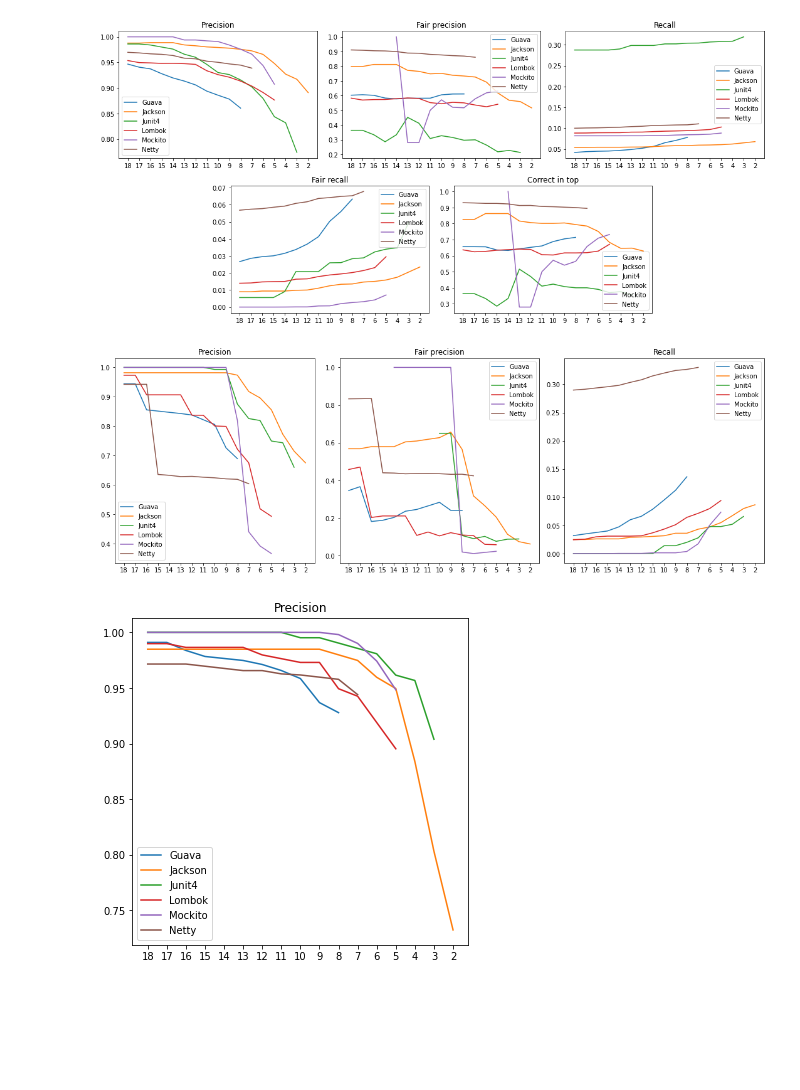
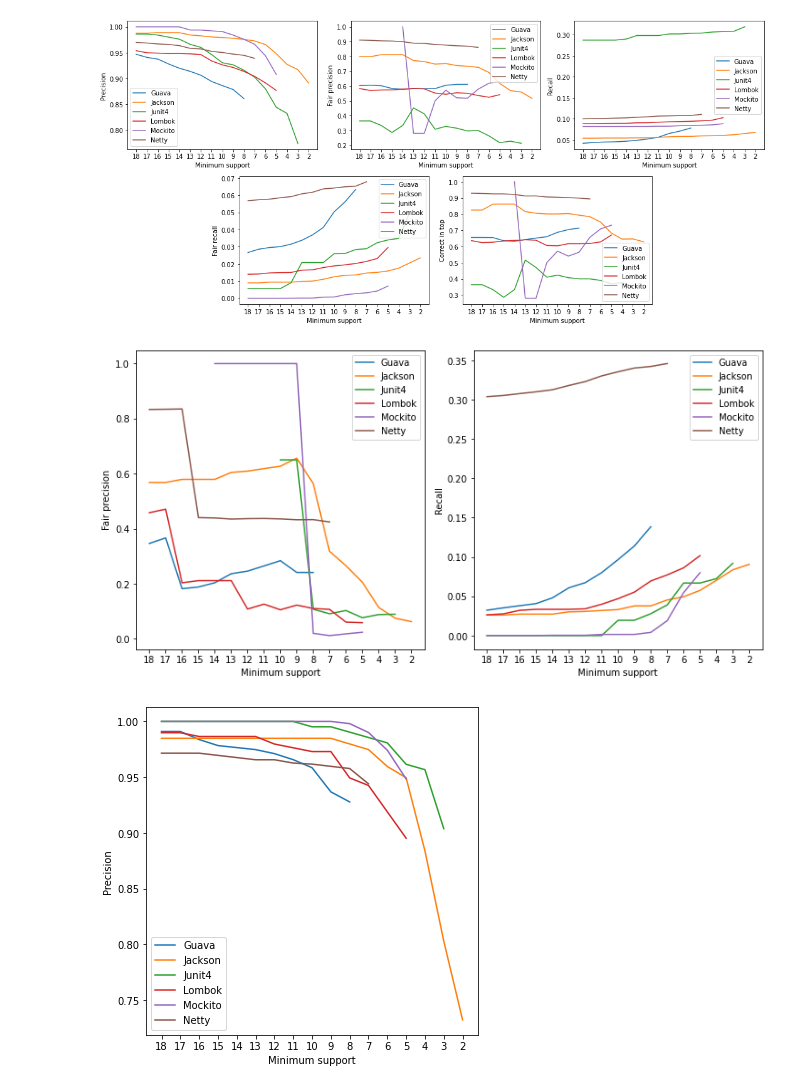
Before and after one commit to mrmegapolys/GitRules, a Jupyter notebook: notebooks/evaluation.ipynb, the cells around one changed output. Cells and saved outputs as stored; diff of their text form; code cells hidden in the pictures; blank space fills up the shorter version.

```diff
--- a/notebooks/evaluation.ipynb
+++ b/notebooks/evaluation.ipynb
@@ -40,11 +39,17 @@ def plotNavigation(generation):
     axFairRecall = plt.subplot2grid((2,6), (1,1), colspan=2)
     axCorrectInTop = plt.subplot2grid((2,6), (1,3), colspan=2)
 
-    axPrecision.set_title("Precision")
-    axFairPrecision.set_title("Fair precision")
-    axRecall.set_title("Recall")
-    axFairRecall.set_title("Fair recall")
-    axCorrectInTop.set_title("Correct in top")
+    axPrecision.set_xlabel("Minimum support")
+    axFairPrecision.set_xlabel("Minimum support")
+    axRecall.set_xlabel("Minimum support")
+    axFairRecall.set_xlabel("Minimum support")
+    axCorrectInTop.set_xlabel("Minimum support")
+
+    axPrecision.set_ylabel("Precision")
+    axFairPrecision.set_ylabel("Fair precision")
+    axRecall.set_ylabel("Recall")
+    axFairRecall.set_ylabel("Fair recall")
+    axCorrectInTop.set_ylabel("Correct in top")
 
     for project in projects:
         data = readProjectData(project, generation)
@@ -69,23 +74,22 @@ def plotPrevention(generation):
     evaluation = "prevention"
     figure = plt.figure(figsize=(15, 10))
 
-    axPrecision = plt.subplot2grid(shape=(2,6), loc=(0,0), colspan=2, fig=figure)
     axFairPrecision = plt.subplot2grid((2,6), (0,2), colspan=2)
     axRecall = plt.subplot2grid((2,6), (0,4), colspan=2)
 
-    axPrecision.set_title("Precision")
-    axFairPrecision.set_title("Fair precision")
-    axRecall.set_title("Recall")
+    axFairPrecision.set_xlabel("Minimum support")
+    axRecall.set_xlabel("Minimum support")
+
+    axFairPrecision.set_ylabel("Fair precision")
+    axRecall.set_ylabel("Recall")
 
     for project in projects:
         data = readProjectData(project, generation)
         project = project.capitalize()
 
-        axPrecision.plot(*getPropertyPlotData(data, evaluation, "precision"), label=project)
         axFairPrecision.plot(*getPropertyPlotData(data, evaluation, "fairPrecision"), label=project)
         axRecall.plot(*getPropertyPlotData(data, evaluation, "recall"), label=project)
 
-    axPrecision.legend()
     axFairPrecision.legend()
     axRecall.legend()
 
@@ -97,7 +101,9 @@ def plotFalseAlarm(generation):
     figure = plt.figure(figsize=(15, 10))
 
     axPrecision = plt.subplot2grid(shape=(2,6), loc=(0,0), colspan=2, fig=figure)
-    axPrecision.set_title("Precision")
+
+    axPrecision.set_xlabel("Minimum support")
+    axPrecision.set_ylabel("Precision")
 
     for project in projects:
         data = readProjectData(project, generation)
@@ -140,15 +116,15 @@ plotFalseAlarm('gen5_max5_30s')
 # %%
 plotNavigation('gen6_max5_30s')
 # %% [output]
-[figure, old version]
+[figure, new version]
 # %%
-plotPrevention('gen6_max5_30s')
+plotPrevention('gen7_max5_30s')
 # %% [output]
-[figure, old version]
+[figure, new version]
 # %%
 plotFalseAlarm('gen6_max5_30s')
 # %% [output]
-[figure, old version]
+[figure, new version]
 # %%
 def plotDoubleProperty(evaluation, property_name):
     figure = plt.figure(figsize=(6, 6))
```
Also changed, not shown: parts of 26 cells of this notebook.
